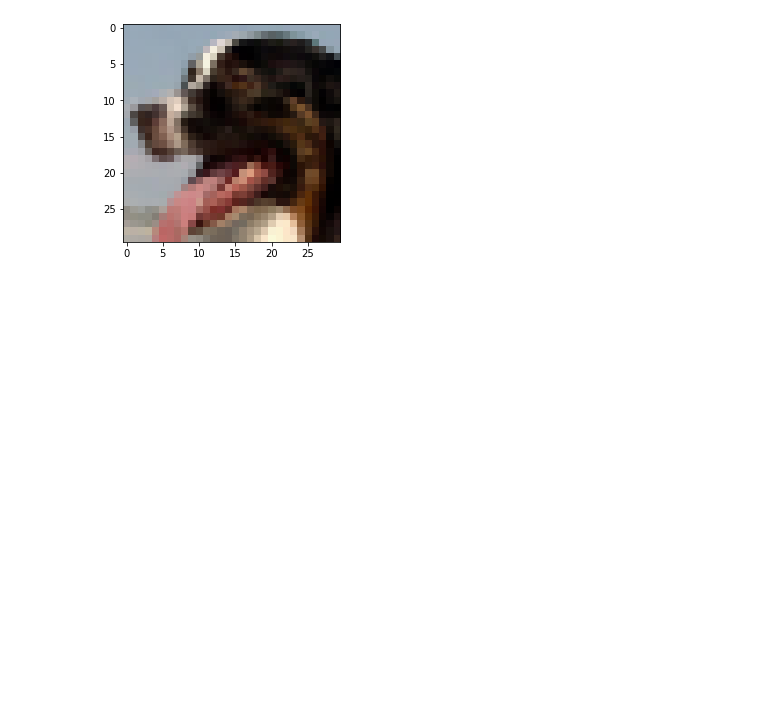
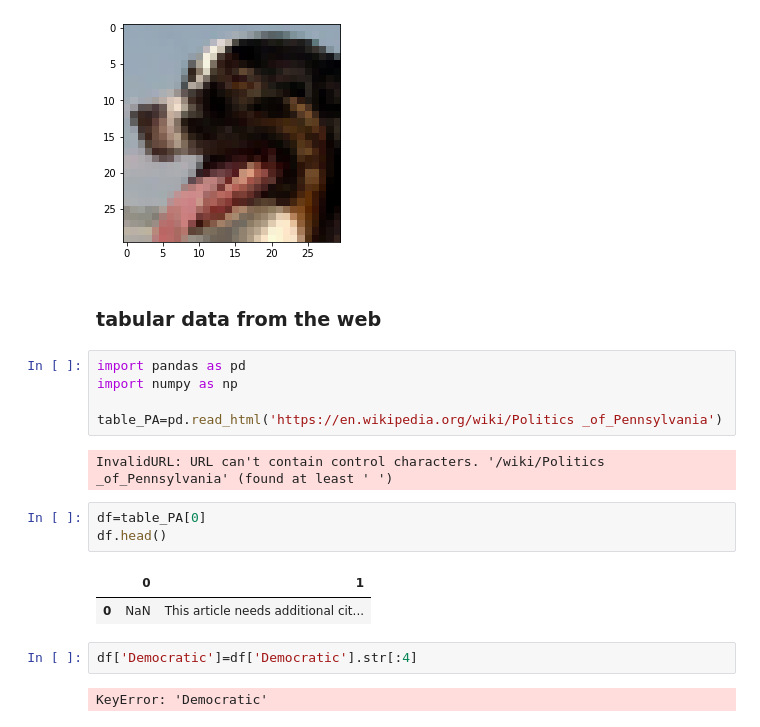
Before and after one commit to pennya6/datacamples, a Jupyter notebook: 데이터분석심화1/test2.ipynb, the cells around one changed output. Cells and saved outputs as stored; diff of their text form; blank space fills up the shorter version.

```diff
--- a/데이터분석심화1/test2.ipynb
+++ b/데이터분석심화1/test2.ipynb
@@ -23,3 +25,22 @@ print("data type : %s,shape:%s"%(type(image3),image3.shape))
 # %% [output]
 data type : <class 'numpy.ndarray'>,shape:(30, 30, 3)
 [figure]
+# %% [markdown]
+### tabular data from the web
+# %%
+import pandas as pd
+import numpy as np
+
+table_PA=pd.read_html('https://en.wikipedia.org/wiki/Politics _of_Pennsylvania')
+# %% [output]
+InvalidURL: URL can't contain control characters. '/wiki/Politics _of_Pennsylvania' (found at least ' ')
+# %%
+df=table_PA[0]
+df.head()
+# %% [output]
+|  | 0 | 1 |
+| 0 | NaN | This article needs additional cit... |
+# %%
+df['Democratic']=df['Democratic'].str[:4]
+# %% [output]
+KeyError: 'Democratic'
```
Also changed, not shown: parts of 19 cells of this notebook, 13 other files.
